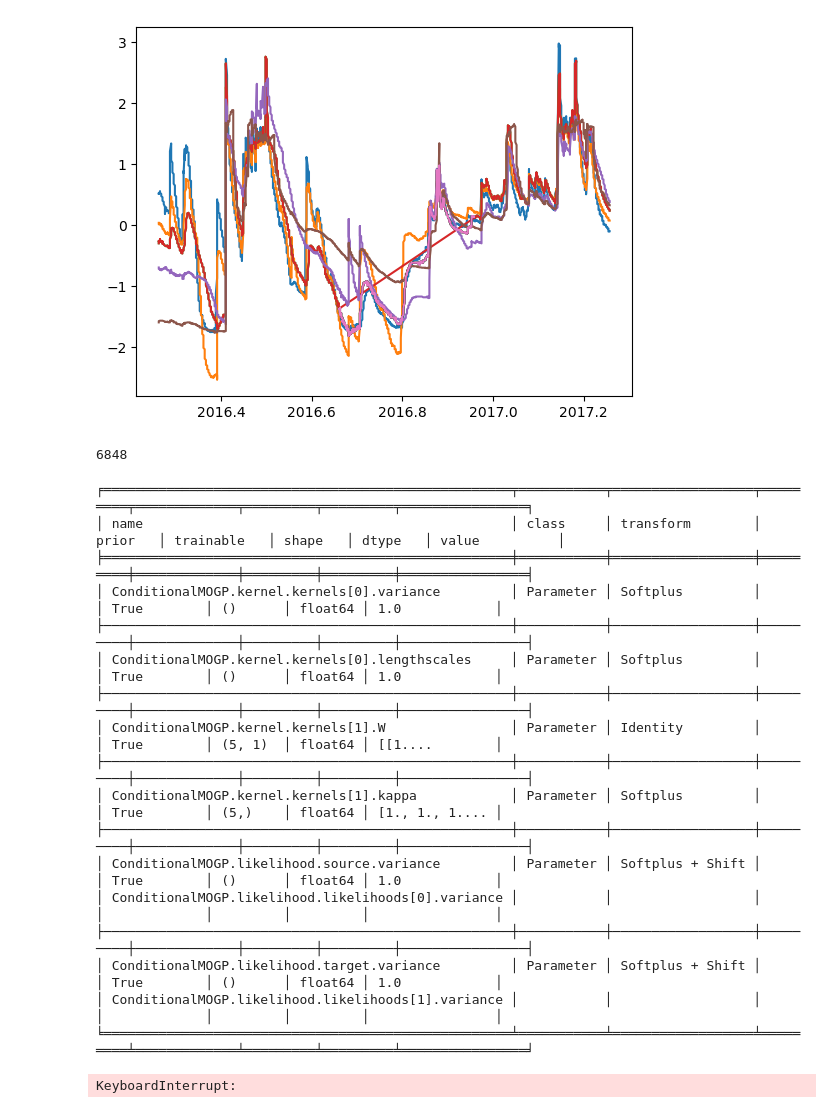
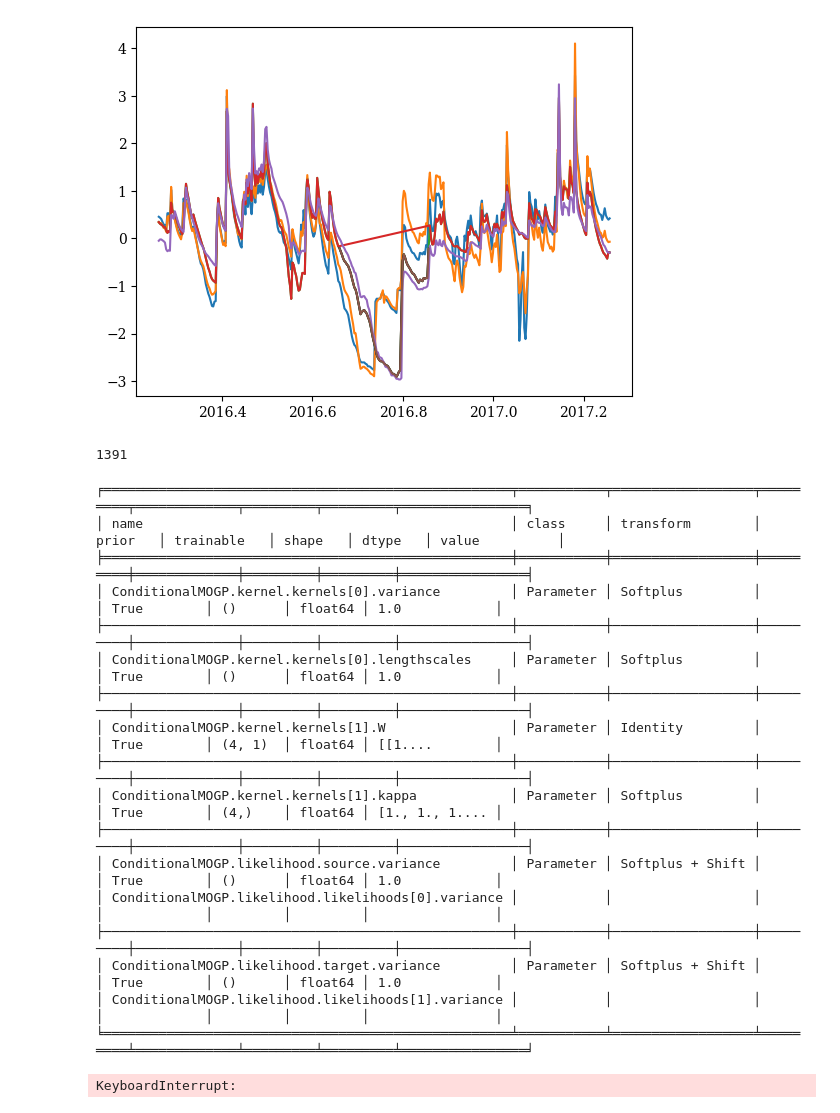
Before and after one commit to JVerbeek/at-gpflow, a Jupyter notebook: experiments/soil-moisture/soil_transfer_learning_between.ipynb, the cells around one changed output. Drawn from its saved outputs; the diff is of its cells as text; code cells hidden in the pictures.

```diff
--- a/experiments/soil-moisture/soil_transfer_learning_between.ipynb
+++ b/experiments/soil-moisture/soil_transfer_learning_between.ipynb
@@ -38,7 +38,7 @@ for station, depth in zip(station_indices, depths):
     source = pd.read_csv(BASE+f"/data/station_data/RM_SM_{station}_calibrated.csv")
     source["Measurement Time"] = pd.to_datetime(source["Measurement Time"])
     source.index = source["Measurement Time"]
-    source = source.resample("6H").last()
+    source = source.resample("24H").last()
 
     source['decimal_year'] = source['Measurement Time'].dt.year + (source['Measurement Time'].dt.dayofyear - 1) / 365.25
     source.index = source["decimal_year"]
@@ -54,35 +54,35 @@ print(len(substations))
 # %%
 condition_index = 2
 data_X = []
 data_Y = []
 
 for i, (depth, data) in enumerate(zip(depths, substations)):
     Ay = data[f"{depth} cm VWC [m3/m3]"].to_numpy().reshape(-1, 1)
     Ax = data.index.to_numpy().reshape(-1, 1)
     Ax = Ax[~np.isnan(Ay)].reshape(-1, 1)
     Ay = Ay[~np.isnan(Ay)].reshape(-1, 1)
     Ay = (Ay - Ay.mean()) / np.std(Ay)
 
     plt.plot(Ax, Ay)
     if i == condition_index:
-        n_test = int(0.3*len(Ax))
+        n_test = int(0.2*len(Ax))
         start = int(2*int(len(Ax))/5)
         end = start + n_test
         Xtest, ytest = Ax[start:end], Ay[start:end]
         Ax, Ay = np.concatenate((Ax[:start], Ax[end:])), np.concatenate((Ay[:start], Ay[end:]))
         plt.plot(Ax, Ay)
         plt.plot(Xtest, ytest, color="k")
     data_X.append(np.hstack((Ax, i*np.ones_like(Ax))))
     data_Y.append(np.hstack((Ay, i*np.ones_like(Ay))))
 
 X = np.vstack(tuple(data_X))
 y = np.vstack(tuple(data_Y))
 plt.plot(Xtest, ytest)
 plt.show()
 print(len(X))
 # %% [output]
-[figure, old version]
+[figure, new version]
-6848
+1391
 # %%
 from atmodel import SparseCMOGP, ConditionalMOGP
 from atlikelihood import TransferLikelihood
@@ -120,9 +120,9 @@ gpf.utilities.print_summary(model1)
 ├────────────────────────────────────────────────────┼───────────┼──────────────────┼─────────┼─────────────┼─────────┼─────────┼────────────────┤
 │ ConditionalMOGP.kernel.kernels[0].lengthscales     │ Parameter │ Softplus         │         │ True        │ ()      │ float64 │ 1.0            │
 ├────────────────────────────────────────────────────┼───────────┼──────────────────┼─────────┼─────────────┼─────────┼─────────┼────────────────┤
-│ ConditionalMOGP.kernel.kernels[1].W                │ Parameter │ Identity         │         │ True        │ (5, 1)  │ float64 │ [[1....        │
+│ ConditionalMOGP.kernel.kernels[1].W                │ Parameter │ Identity         │         │ True        │ (4, 1)  │ float64 │ [[1....        │
 ├────────────────────────────────────────────────────┼───────────┼──────────────────┼─────────┼─────────────┼─────────┼─────────┼────────────────┤
-│ ConditionalMOGP.kernel.kernels[1].kappa            │ Parameter │ Softplus         │         │ True        │ (5,)    │ float64 │ [1., 1., 1.... │
+│ ConditionalMOGP.kernel.kernels[1].kappa            │ Parameter │ Softplus         │         │ True        │ (4,)    │ float64 │ [1., 1., 1.... │
 ├────────────────────────────────────────────────────┼───────────┼──────────────────┼─────────┼─────────────┼─────────┼─────────┼────────────────┤
 │ ConditionalMOGP.likelihood.source.variance         │ Parameter │ Softplus + Shift │         │ True        │ ()      │ float64 │ 1.0            │
 │ ConditionalMOGP.likelihood.likelihoods[0].variance │           │                  │         │             │         │         │                │
```
Also changed, not shown: parts of 10 cells of this notebook, 4 other files.
